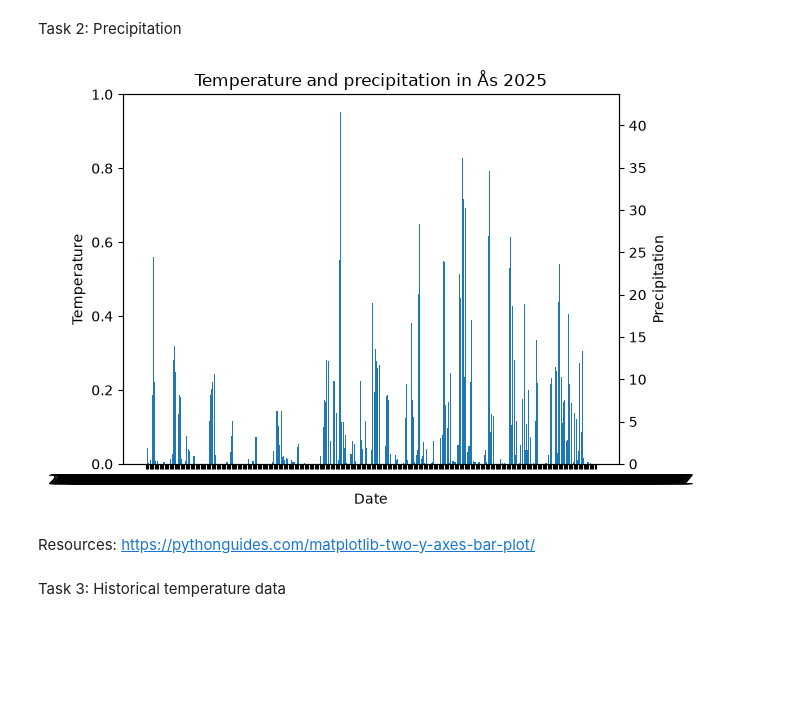
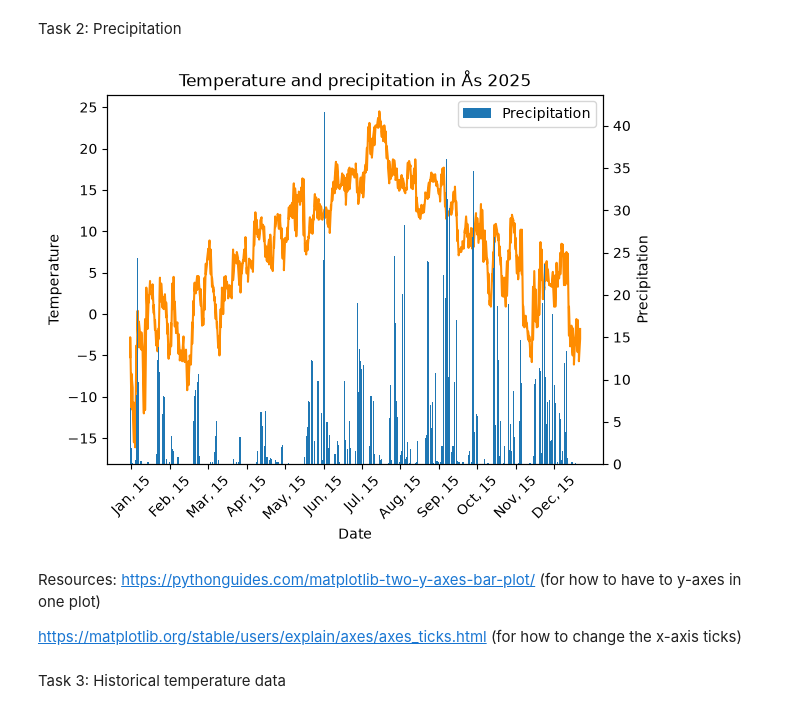
Before and after one commit to GoodDag/Deliverable_1, a Jupyter notebook: Deliverable_1.ipynb, the cells around one changed output. Drawn from its saved outputs; the diff is of its cells as text; code cells hidden in the pictures; blank space fills up the shorter version.

```diff
--- a/Deliverable_1.ipynb
+++ b/Deliverable_1.ipynb
@@ -2,10 +2,10 @@
 Task 1: Temperature
 # %%
 import datetime as dt
+
 import matplotlib.pyplot as plt
 import pandas as pd
 import requests
-
 
 endpoint = 'https://frost.met.no/observations/v0.jsonld'
 parameters = {'sources': 'SN17850',
@@ -37,13 +37,14 @@ task1_df = task1_df.reset_index()
 task1_summary = {'---Summary---': [f'{task1_df["value"].mean():.2f}', f'{task1_df["value"].median():.2f}', f'{task1_df["value"].min():.2f}', f'{task1_df["value"].max():.2f}']}
 task1_summary_df = pd.DataFrame(task1_summary, index=['mean:', 'median:', 'min:', 'max:'])
 
+date_list = [(dt.datetime.strptime(f'{i}, 15', '%m, %d').strftime('%b, %d')) for i in range(1, 13)]
+
 plt.plot(task1_df['referenceTime'], task1_df['value'], label='2025')
+plt.xticks(date_list, rotation=45)
 plt.xlabel('Date')
 plt.ylabel('Temperature (C)')
 plt.title('Daily mean air temperature in Ås 2025')
 plt.show()
 
 print(task1_summary_df)
-
-# Fix dates
 # %% [output]
@@ -68,37 +73,42 @@ parameters = {'sources': 'SN17850',
 
 task2_response = requests.get(endpoint, parameters, auth=(client_id, ""))
 assert task2_response.status_code == 200
 
 task2_json = task2_response.json()
 
 task2_data = task2_json['data']
 
 task2_list = []
 task2_df = pd.DataFrame()
 for i in range(len(task2_data)):
     row = pd.DataFrame(task2_data[i]['observations'])
     row['referenceTime'] = task2_data[i]['referenceTime']
     row['sourceId'] = task2_data[i]['sourceId']
     task2_list.append(row)
 
 task2_df = pd.concat(task2_list)
 task2_df = task2_df.reset_index()
 
 fig, ax1 = plt.subplots()
 
+ax1.plot(task2_df['referenceTime'], task1_df['value'], color='darkorange', label='Temperature')
 ax1.set_xlabel('Date')
 ax1.set_ylabel('Temperature')
+ax1.set_xticks(range(1, 365, 31), date_list, rotation=45)
 ax2 = ax1.twinx()
 ax2.bar(task2_df['referenceTime'], task2_df['value'], label='Precipitation')
 ax2.set_ylabel('Precipitation')
 
 plt.title('Temperature and precipitation in Ås 2025')
+plt.legend()
 plt.show()
 # %% [output]
-[figure, old version]
+[figure, new version]
 # %% [markdown]
 Resources:
-https://pythonguides.com/matplotlib-two-y-axes-bar-plot/
+https://pythonguides.com/matplotlib-two-y-axes-bar-plot/ (for how to have to y-axes in one plot)
+
+https://matplotlib.org/stable/users/explain/axes/axes_ticks.html (for how to change the x-axis ticks)
 # %% [markdown]
 Task 3: Historical temperature data
 # %%
```
Also changed, not shown: parts of 6 cells of this notebook.
